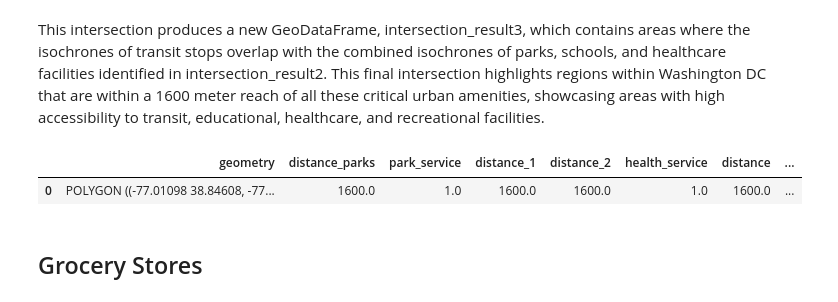
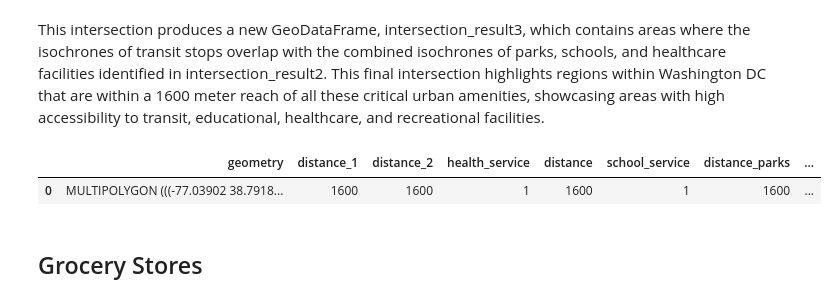
Before and after one commit to robertl0500/15-minute-analysis, a Jupyter notebook: 15-minute-package/DC.ipynb, the cells around one changed output. Cells and saved outputs as stored; diff of their text form; code cells hidden in the pictures.

```diff
--- a/15-minute-package/DC.ipynb
+++ b/15-minute-package/DC.ipynb
@@ -150,0 +148,3 @@ service_union.dissolve()
+# %%
+service_union = gpd.overlay(health_iso, schools_iso, how='union')
+service_union.dissolve()
@@ -210,7 +213,7 @@ This intersection helps to highlight regions within Washington DC where access t
 # %%
 #intersection_result2.explore()
 # %%
-service_union = gpd.overlay(intersection_result1, parks_iso, how='union')
+service_union = gpd.overlay(service_union, parks_iso, how='union')
 service_union.dissolve()
 # %% [output]
 |  | geometry | distance_1 | distance_2 | health_service | distance | school_service | distance_parks | ... |
@@ -220,2 +220,0 @@ service_union.dissolve()
-# %%
-service_union = gpd.overlay(service_union, dc_boundary, how='union')
@@ -262,9 +261,9 @@ intersection_result3 = gpd.overlay(transit_iso, intersection_result2, how='inter
 # %% [markdown]
 This intersection produces a new GeoDataFrame, intersection_result3, which contains areas where the isochrones of transit stops overlap with the combined isochrones of parks, schools, and healthcare facilities identified in intersection_result2. This final intersection highlights regions within Washington DC that are within a 1600 meter reach of all these critical urban amenities, showcasing areas with high accessibility to transit, educational, healthcare, and recreational facilities.
 # %%
-service_union = gpd.overlay(intersection_result2, transit_iso, how='union')
+service_union = gpd.overlay(service_union, transit_iso, how='union')
 service_union.dissolve()
 # %% [output]
-|  | geometry | distance_parks | park_service | distance_1 | distance_2 | health_service | distance | ... |
-| 0 | POLYGON ((-77.01098 38.84608, -77... | 1600.0 | 1.0 | 1600.0 | 1600.0 | 1.0 | 1600.0 | ... |
+|  | geometry | distance_1 | distance_2 | health_service | distance | school_service | distance_parks | ... |
+| 0 | MULTIPOLYGON (((-77.03902 38.7918... | 1600 | 1600 | 1 | 1600 | 1 | 1600 | ... |
 # %%
```
Also changed, not shown: parts of 33 cells of this notebook, 30 other files.
